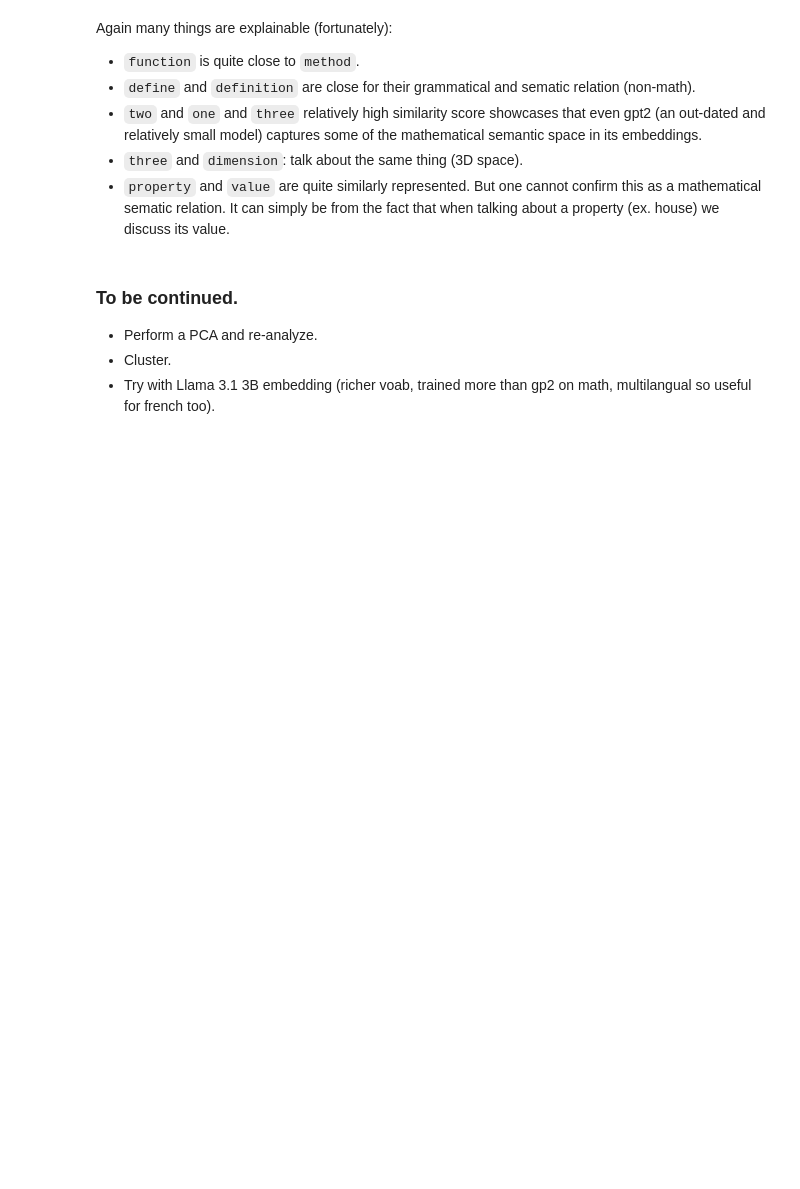
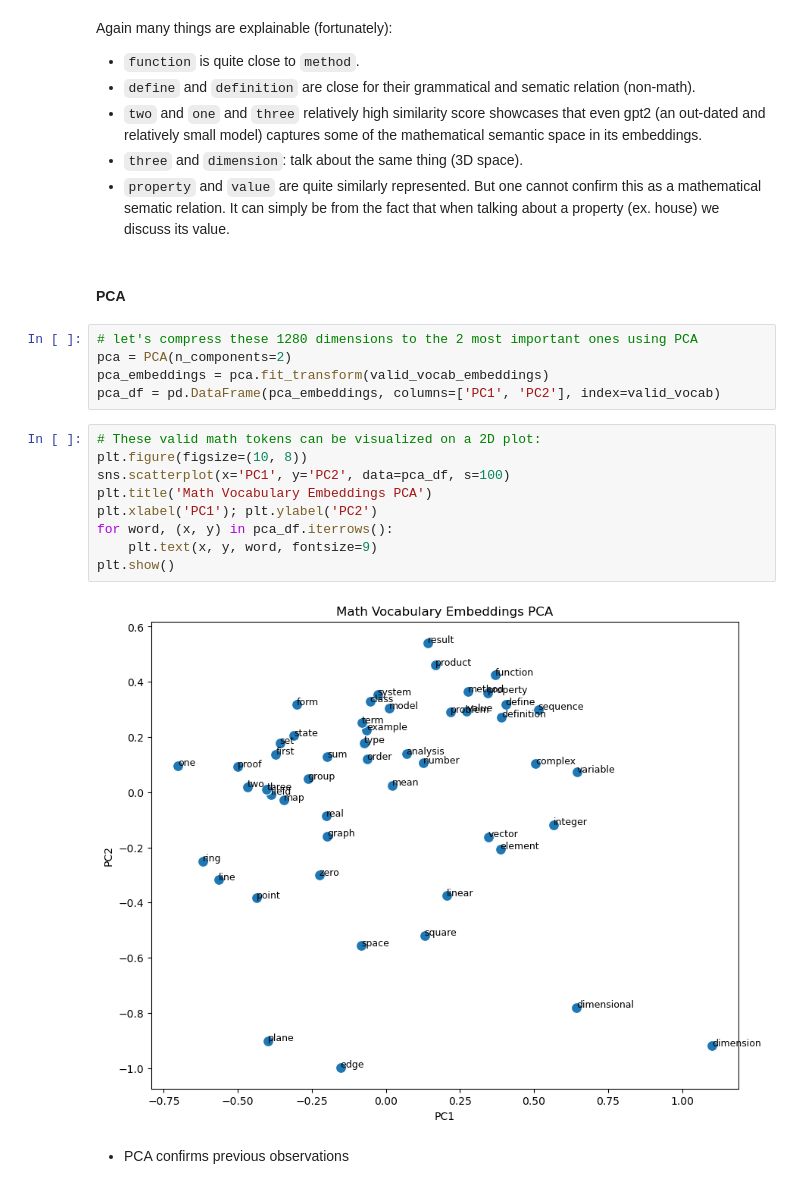
Before and after one commit to dhia680/Math-Concepts-semantic-space, a Jupyter notebook: Further-Analysis/gpt2-embed-analysis.ipynb, the cells around one changed output. Drawn from its saved outputs; the diff is of its cells as text; blank space fills up the shorter version.

```diff
--- a/Further-Analysis/gpt2-embed-analysis.ipynb
+++ b/Further-Analysis/gpt2-embed-analysis.ipynb
@@ -248,8 +250,23 @@ Again many things are explainable (fortunately):
  - `two` and `one` and `three` relatively high similarity score showcases that even gpt2 (an out-dated and relatively small model) captures some of the mathematical semantic space in its embeddings.
  - `three` and `dimension`: talk about the same thing (3D space).
  - `property` and `value` are quite similarly represented. But one cannot confirm this as a mathematical sematic relation. It can simply be from the fact that when talking about a property (ex. house) we discuss its value.
-# %% [markdown]
-### To be continued.
- - Perform a PCA and re-analyze.
- - Cluster.
- - Try with Llama 3.1 3B embedding (richer voab, trained more than gp2 on math, multilangual so useful for french too).
+# %% [markdown]
+#### PCA
+# %%
+# let's compress these 1280 dimensions to the 2 most important ones using PCA
+pca = PCA(n_components=2)
+pca_embeddings = pca.fit_transform(valid_vocab_embeddings)
+pca_df = pd.DataFrame(pca_embeddings, columns=['PC1', 'PC2'], index=valid_vocab)
+# %%
+# These valid math tokens can be visualized on a 2D plot:
+plt.figure(figsize=(10, 8))
+sns.scatterplot(x='PC1', y='PC2', data=pca_df, s=100)
+plt.title('Math Vocabulary Embeddings PCA')
+plt.xlabel('PC1'); plt.ylabel('PC2')
+for word, (x, y) in pca_df.iterrows():
+    plt.text(x, y, word, fontsize=9)
+plt.show()
+# %% [output]
+[figure, added]
+# %% [markdown]
+* PCA confirms previous observations
```
Also changed, not shown: parts of 4 cells of this notebook.
